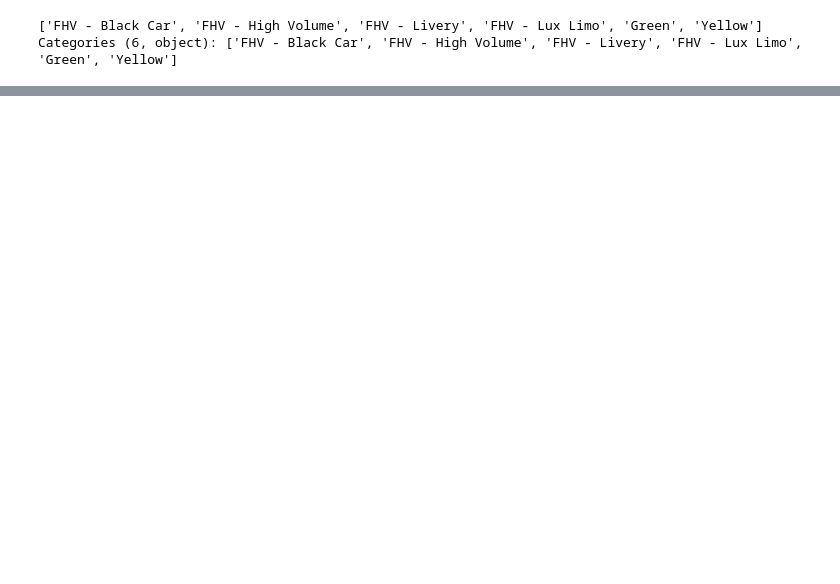
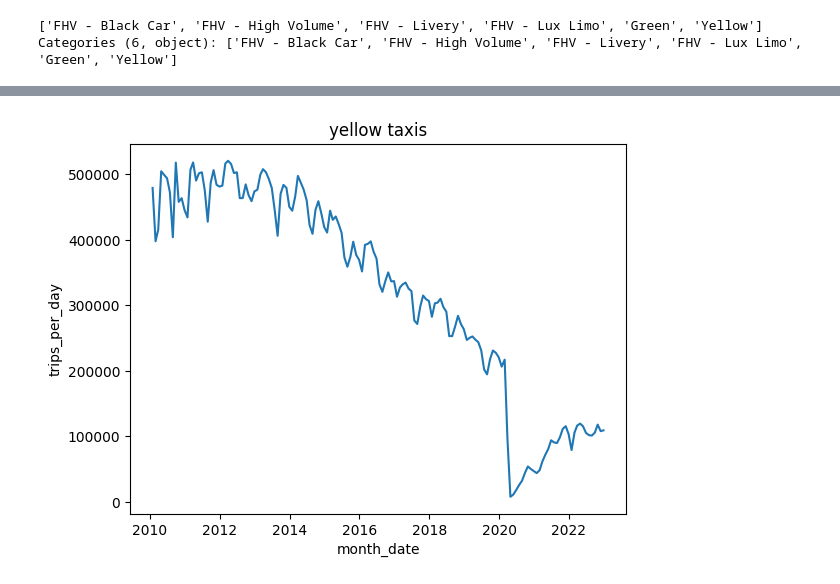
Before and after one commit to francomyburg/Proyecto_grupal_DS, a Jupyter notebook: luciano/ETL.ipynb, the cells around one changed output, grey strips where cells are left out. Cells and saved outputs as stored; diff of their text form; code cells hidden in the pictures; blank space fills up the shorter version.

```diff
--- a/luciano/ETL.ipynb
+++ b/luciano/ETL.ipynb
@@ -573,0 +480,6 @@ yellow
+# %%
+g = sns.lineplot(x=yellow.index,y=yellow['trips_per_day'],data=yellow['trips_per_day'])
+plt.title("yellow taxis")
+plt.show(g)
+# %% [output]
+[figure, added]
```
Also changed, not shown: parts of 54 cells of this notebook, 28 other files.
